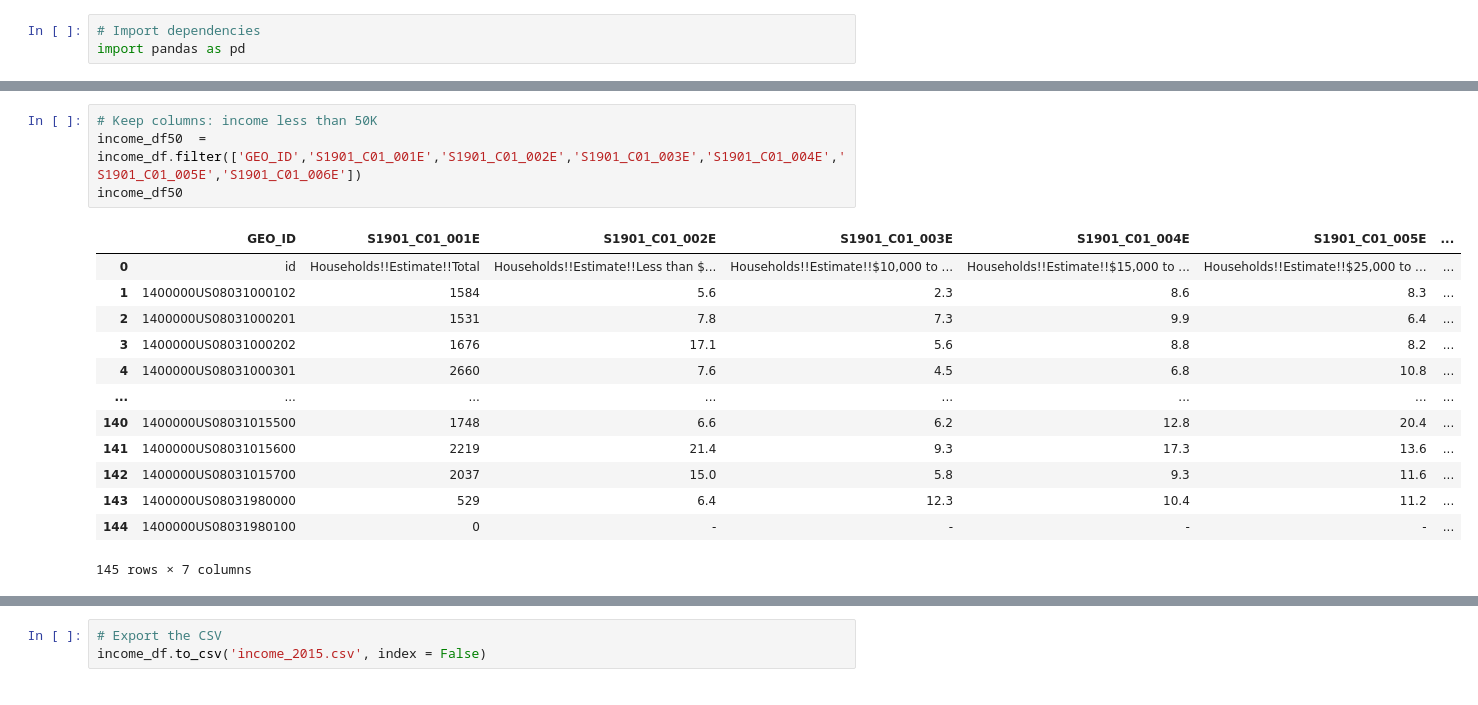
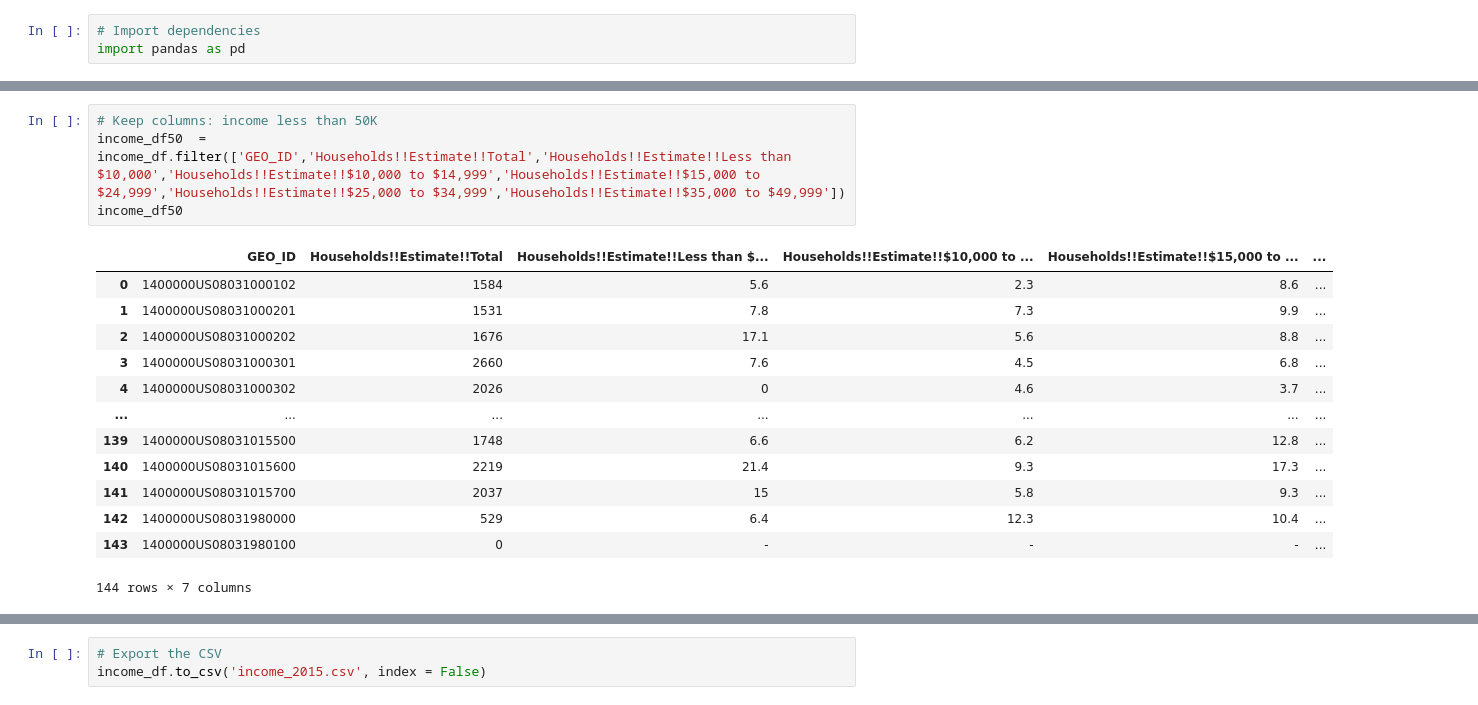
Before and after one commit to LinzStearns/CO_real_estate, a Jupyter notebook: 2015 income.ipynb, the cells around one changed output, grey strips where cells are left out. Drawn from its saved outputs; the diff is of its cells as text.

```diff
--- a/2015 income.ipynb
+++ b/2015 income.ipynb
@@ -38,19 +38,19 @@ income_df.dropna()
 # %%
 # Keep columns: income less than 50K
-income_df50  = income_df.filter(['GEO_ID','S1901_C01_001E','S1901_C01_002E','S1901_C01_003E','S1901_C01_004E','S1901_C01_005E','S1901_C01_006E'])
+income_df50  = income_df.filter(['GEO_ID','Households!!Estimate!!Total','Households!!Estimate!!Less than $10,000','Households!!Estimate!!$10,000 to $14,999','Households!!Estimate!!$15,000 to $24,999','Households!!Estimate!!$25,000 to $34,999','Households!!Estimate!!$35,000 to $49,999'])
 income_df50
 # %% [output]
-|  | GEO_ID | S1901_C01_001E | S1901_C01_002E | S1901_C01_003E | S1901_C01_004E | S1901_C01_005E | ... |
-| 0 | id | Households!!Estimate!!Total | Households!!Estimate!!Less than $... | Households!!Estimate!!$10,000 to ... | Households!!Estimate!!$15,000 to ... | Households!!Estimate!!$25,000 to ... | ... |
-| 1 | 1400000US08031000102 | 1584 | 5.6 | 2.3 | 8.6 | 8.3 | ... |
-| 2 | 1400000US08031000201 | 1531 | 7.8 | 7.3 | 9.9 | 6.4 | ... |
-| 3 | 1400000US08031000202 | 1676 | 17.1 | 5.6 | 8.8 | 8.2 | ... |
-| 4 | 1400000US08031000301 | 2660 | 7.6 | 4.5 | 6.8 | 10.8 | ... |
-| ... | ... | ... | ... | ... | ... | ... | ... |
-| 140 | 1400000US08031015500 | 1748 | 6.6 | 6.2 | 12.8 | 20.4 | ... |
-| 141 | 1400000US08031015600 | 2219 | 21.4 | 9.3 | 17.3 | 13.6 | ... |
-| 142 | 1400000US08031015700 | 2037 | 15.0 | 5.8 | 9.3 | 11.6 | ... |
-| 143 | 1400000US08031980000 | 529 | 6.4 | 12.3 | 10.4 | 11.2 | ... |
-| 144 | 1400000US08031980100 | 0 | - | - | - | - | ... |
+|  | GEO_ID | Households!!Estimate!!Total | Households!!Estimate!!Less than $... | Households!!Estimate!!$10,000 to ... | Households!!Estimate!!$15,000 to ... | ... |
+| 0 | 1400000US08031000102 | 1584 | 5.6 | 2.3 | 8.6 | ... |
+| 1 | 1400000US08031000201 | 1531 | 7.8 | 7.3 | 9.9 | ... |
+| 2 | 1400000US08031000202 | 1676 | 17.1 | 5.6 | 8.8 | ... |
+| 3 | 1400000US08031000301 | 2660 | 7.6 | 4.5 | 6.8 | ... |
+| 4 | 1400000US08031000302 | 2026 | 0 | 4.6 | 3.7 | ... |
+| ... | ... | ... | ... | ... | ... | ... |
+| 139 | 1400000US08031015500 | 1748 | 6.6 | 6.2 | 12.8 | ... |
+| 140 | 1400000US08031015600 | 2219 | 21.4 | 9.3 | 17.3 | ... |
+| 141 | 1400000US08031015700 | 2037 | 15 | 5.8 | 9.3 | ... |
+| 142 | 1400000US08031980000 | 529 | 6.4 | 12.3 | 10.4 | ... |
+| 143 | 1400000US08031980100 | 0 | - | - | - | ... |
-145 rows × 7 columns
+144 rows × 7 columns
 # %%
```
Also changed, not shown: parts of 8 cells of this notebook, 13 other files.
